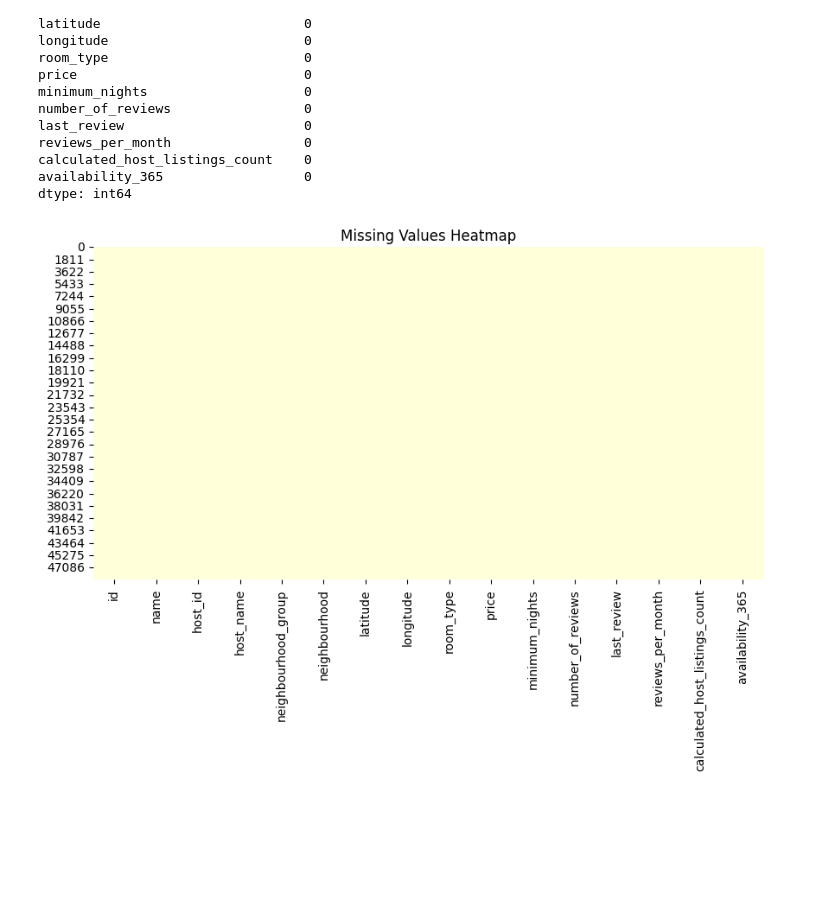
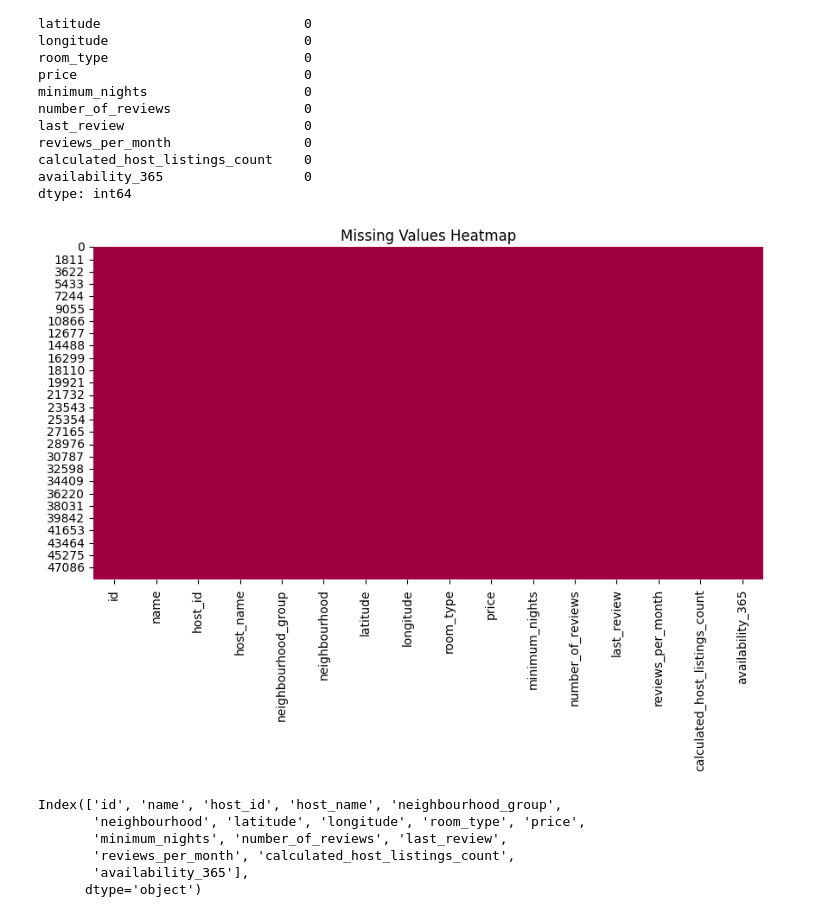
Before and after one commit to abhijeetanand9875/AirBnb_Bookings_Analysis-EDA-Abhijeet, a Jupyter notebook: Abhijeet_EDA_AirBnb_Bookings_Analysis_Notebook.ipynb, the cells around one changed output. Cells and saved outputs as stored; diff of their text form; code cells hidden in the pictures; blank space fills up the shorter version.

```diff
--- a/Abhijeet_EDA_AirBnb_Bookings_Analysis_Notebook.ipynb
+++ b/Abhijeet_EDA_AirBnb_Bookings_Analysis_Notebook.ipynb
@@ -24,7 +28,7 @@ import plotly.express as px
 #**Load DataSett**
 # %%
 #load and read the data set
-path = "/content/drive/MyDrive/Airbnb NYC 2019.csv"
+path ="/content/drive/MyDrive/Copy of Airbnb NYC 2019.csv"
 airbnb_data = pd.read_csv(path)
 # %%
 #print the dataset
@@ -180,8 +184,18 @@ availability_365                  0
 dtype: int64
 # %%
 plt.figure(figsize=(10, 5))
-sns.heatmap(airbnb_data.isnull(), cbar=False, cmap='YlGnBu')
+sns.heatmap(airbnb_data.isnull(), cbar=False, cmap='Spectral')
 plt.title('Missing Values Heatmap')
 plt.show()
 # %% [output]
-[figure, old version]
+[figure, new version]
+# %%
+ind = airbnb_data.columns
+print(ind)
+# %% [output]
+Index(['id', 'name', 'host_id', 'host_name', 'neighbourhood_group',
+       'neighbourhood', 'latitude', 'longitude', 'room_type', 'price',
+       'minimum_nights', 'number_of_reviews', 'last_review',
+       'reviews_per_month', 'calculated_host_listings_count',
+       'availability_365'],
+      dtype='object')
```
Also changed, not shown: parts of 31 cells of this notebook.
